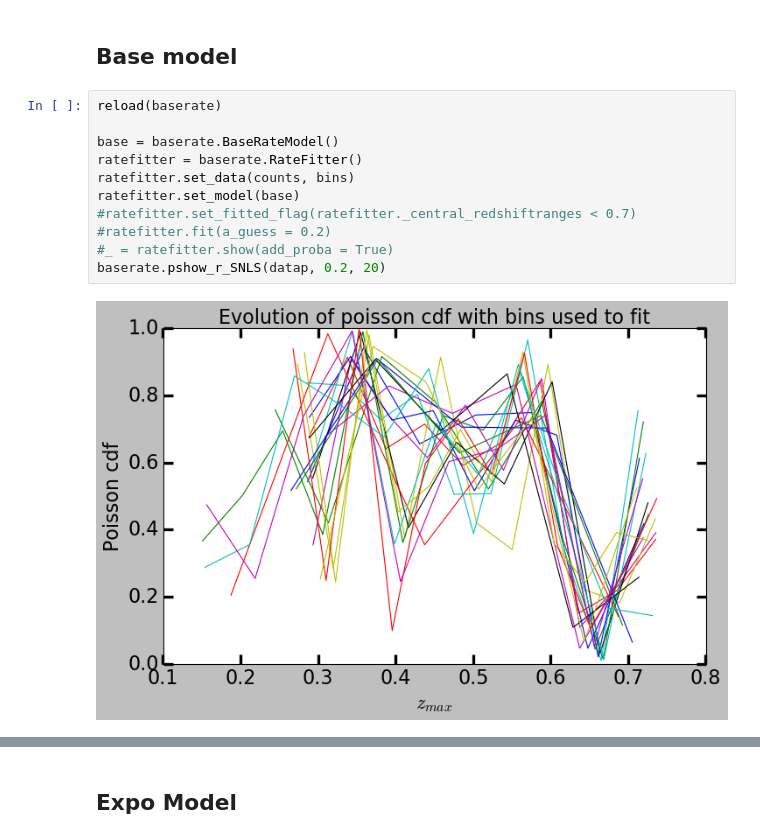
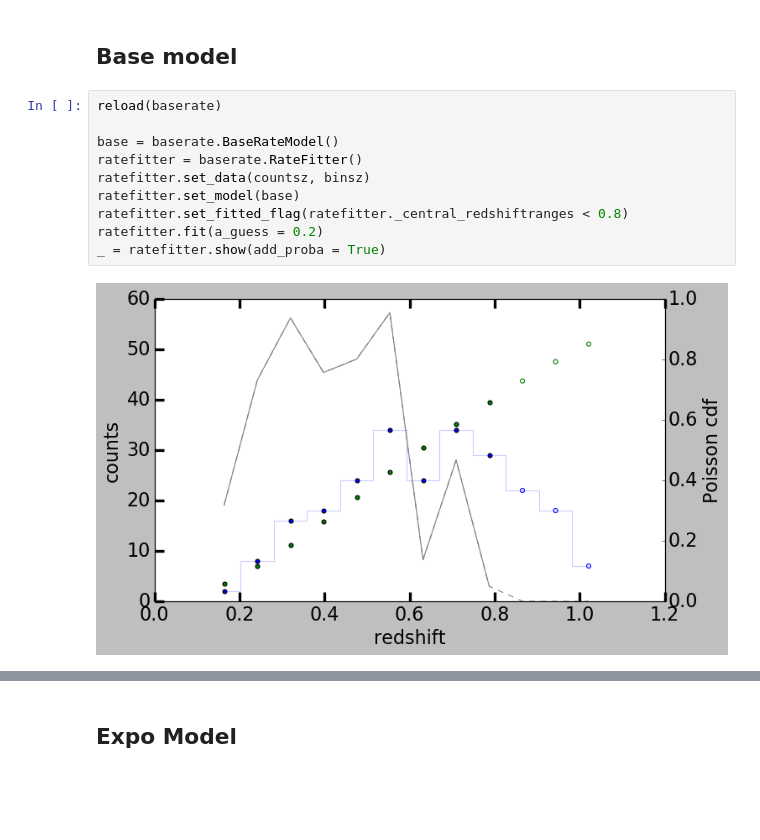
Before and after one commit to Nora-n/variaIa, a Jupyter notebook: notebooks/ModeFits.ipynb, the cells around one changed output, grey strips where cells are left out. Cells and saved outputs as stored; diff of their text form; blank space fills up the shorter version.

Commit message:
Updated pshow_r, stretch in notebook

```diff
--- a/notebooks/ModeFits.ipynb
+++ b/notebooks/ModeFits.ipynb
@@ -64,13 +215,12 @@ baserate.pshow_r_SNLS(datap, 0.2, 100)
 # %%
 reload(baserate)
 
 base = baserate.BaseRateModel()
 ratefitter = baserate.RateFitter()
-ratefitter.set_data(counts, bins)
+ratefitter.set_data(countsz, binsz)
 ratefitter.set_model(base)
-#ratefitter.set_fitted_flag(ratefitter._central_redshiftranges < 0.7)
-#ratefitter.fit(a_guess = 0.2)
-#_ = ratefitter.show(add_proba = True)
-baserate.pshow_r_SNLS(datap, 0.2, 20)
+ratefitter.set_fitted_flag(ratefitter._central_redshiftranges < 0.8)
+ratefitter.fit(a_guess = 0.2)
+_ = ratefitter.show(add_proba = True)
 # %% [output]
-[figure, old version]
+[figure, new version]
```
Also changed, not shown: parts of 18 cells of this notebook, 1 other file.
